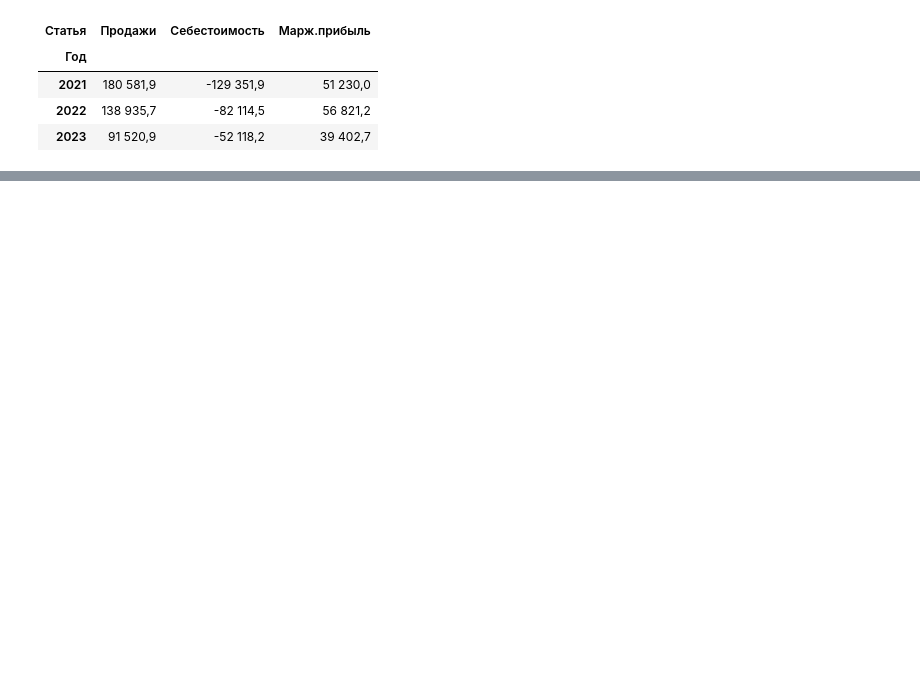
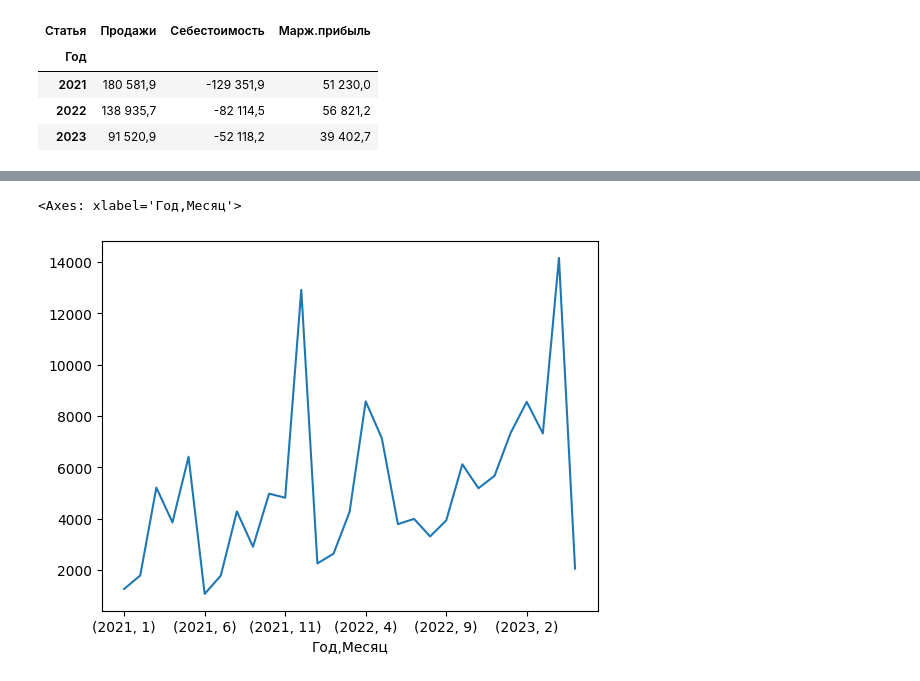
Before and after one commit to Smolenishev/streamlit-test_1-app, a Jupyter notebook: test_1.ipynb, the cells around one changed output, grey strips where cells are left out. Cells and saved outputs as stored; diff of their text form; code cells hidden in the pictures; blank space fills up the shorter version.

```diff
--- a/test_1.ipynb
+++ b/test_1.ipynb
@@ -68,3 +73,11 @@ pt01
 | 2021 | 180 581,9 | -129 351,9 | 51 230,0 |
 | 2022 | 138 935,7 | -82 114,5 | 56 821,2 |
 | 2023 | 91 520,9 | -52 118,2 | 39 402,7 |
+# %%
+pt1 = pd.pivot_table(df, index=['Статья'], values=['ДС'], columns=['Год', 'Месяц'], aggfunc='sum', fill_value='', margins=False).round(2)
+pt1 = pt1['ДС']
+pt1 = pt1.transpose()
+pt1['Марж.прибыль'] = pt1['Продажи'] + pt1['Себестоимость']
+pt1['Маржа_%'] = (pt1['Марж.прибыль']/pt1['Продажи'])*100
+
+pt1
@@ -70,0 +103,4 @@ pt01
+# %%
+tabl = pt1.loc[:, "Марж.прибыль"]
+
+tabl
@@ -70,0 +136,5 @@ pt01
+# %%
+tabl.plot(kind="line")
+# %% [output]
+<Axes: xlabel='Год,Месяц'>
+[figure, added]
```
Also changed, not shown: parts of 4 cells of this notebook.
